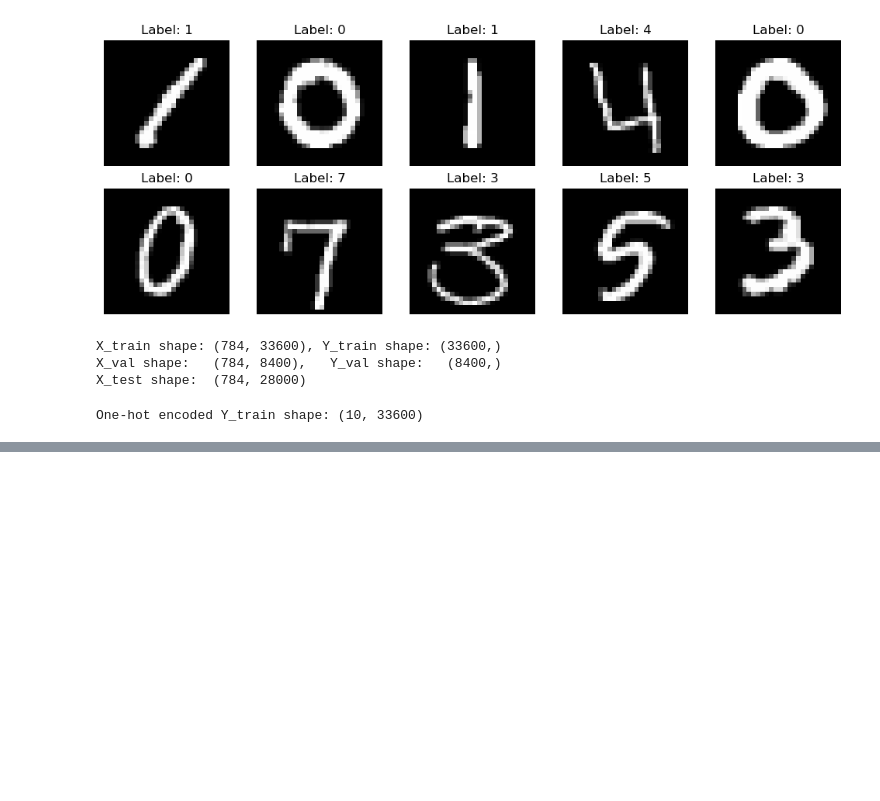
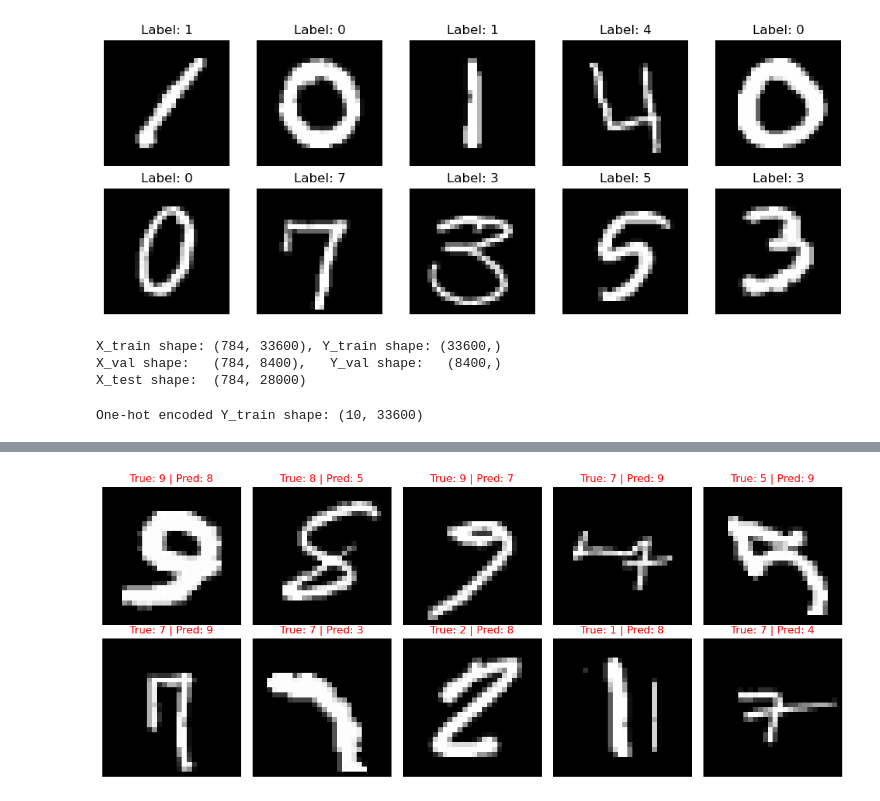
Before and after one commit to HackSlashNITP/Gray-Interface-26, a Jupyter notebook: Kirti/Task5/task5.ipynb, the cells around one changed output, grey strips where cells are left out. Saved outputs shown, nothing was run; the diff lists cells and outputs as text; code cells hidden in the pictures; blank space fills up the shorter version.

```diff
--- a/Kirti/Task5/task5.ipynb
+++ b/Kirti/Task5/task5.ipynb
@@ -250,0 +371,19 @@ baseline_params, baseline_history = train_model(
+# %%
+
+misclassified_idx = np.where(val_preds != Y_val)[0]
+
+plt.figure(figsize=(12, 5))
+for i, idx in enumerate(misclassified_idx[:10]):
+    plt.subplot(2, 5, i + 1)
+    img = X_val[:, idx].reshape(28, 28)
+    true_label = Y_val[idx]
+    pred_label = val_preds[idx]
+
+    plt.imshow(img, cmap='gray')
+    plt.title(f"True: {true_label} | Pred: {pred_label}", color='red')
+    plt.axis('off')
+
+plt.tight_layout()
+plt.show()
+# %% [output]
+[figure, added]
```
Also changed, not shown: parts of 5 cells of this notebook, 2 other files.
